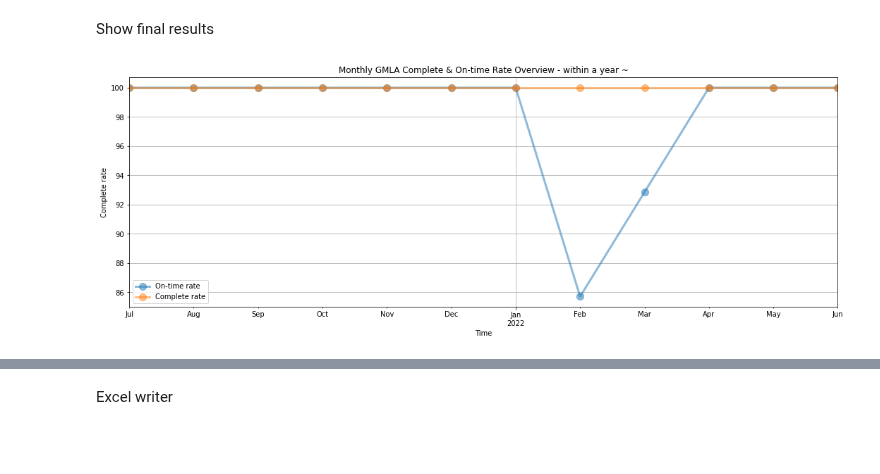
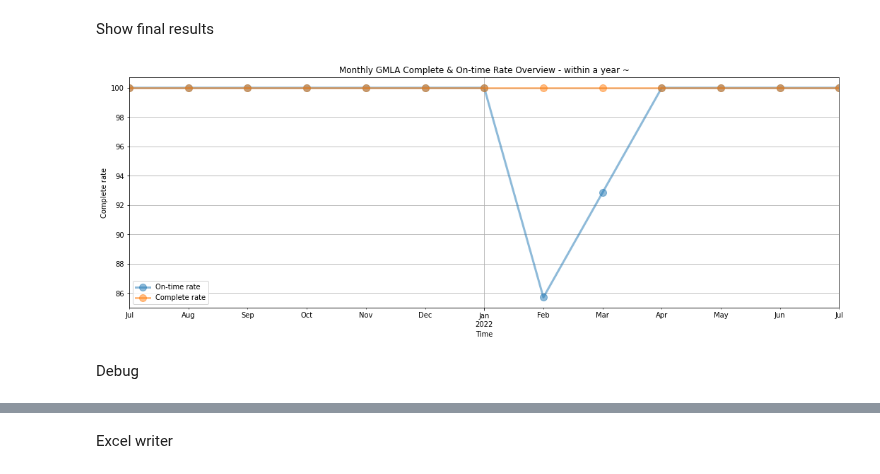
Before and after one commit to CPWRF/Projects, a Jupyter notebook: GMLASummary/For Jessica/cklist_confirm.ipynb, the cells around one changed output, grey strips where cells are left out. Cells and saved outputs as stored; diff of their text form; code cells hidden in the pictures; blank space fills up the shorter version.

```diff
--- a/GMLASummary/For Jessica/cklist_confirm.ipynb
+++ b/GMLASummary/For Jessica/cklist_confirm.ipynb
@@ -283,16 +283,18 @@ on_time_rate['actual_on_time_rate'] = (100* ((on_time_rate.on_time_projects+ on_
 Show final results
 # %%
 # Draw one year data
-ax = on_time_rate[datetime.now()-pd.DateOffset(years=1):datetime.now()].actual_on_time_rate.plot(figsize=(18,6), marker='o', markersize=10 ,lw=3, grid=True, alpha=0.5, label = 'On-time rate')
-ax2 = complete_rate[datetime.now()-pd.DateOffset(years=1):datetime.now()].complete_rate.plot(figsize=(18,6), marker='o', markersize=10 ,lw=3, grid=True, alpha=0.5, label = 'Complete rate')
+ax = on_time_rate[datetime.now()-pd.DateOffset(years=1):datetime.now()+pd.DateOffset(months=1)].actual_on_time_rate.plot(figsize=(18,6), marker='o', markersize=10 ,lw=3, grid=True, alpha=0.5, label = 'On-time rate')
+ax2 = complete_rate[datetime.now()-pd.DateOffset(years=1):datetime.now()+pd.DateOffset(months=1)].complete_rate.plot(figsize=(18,6), marker='o', markersize=10 ,lw=3, grid=True, alpha=0.5, label = 'Complete rate')
 ax.set_xlabel('Time');
 ax.set_ylabel('Complete rate');
 ax.set_title('Monthly GMLA Complete & On-time Rate Overview - within a year ~');
 plt.legend()
-plt.savefig(getcwd()+'\Complete and on_time rate',bbox_inches = "tight")
+plt.savefig(getcwd()+'\Complete and on_time rate',bbox_inches = "tight", facecolor='white', transparent=False, dpi=300)
 # %% [output]
-[figure, old version]
+[figure, new version]
 # %%
 overall_show = overall[['projectSizeId','Segment','Project_Name','Phase','Risk','Score','status','actualCloseMeetingDate','estCloseMeetingDate','mergedCloseMeetingDate','targetGMLASubmitDate','actualGMLASubmitDate','on_time','delay_but_rejected']].set_index('projectSizeId').sort_index().sort_values(['Project_Name','Phase'])
 overall_show.status = overall_show.status.map({1:'Complete',0:'Incomplete'})
 overall_show.on_time = overall_show.on_time.map({1:'Y',0:'N'})
+# %% [markdown]
+Debug
```
Also changed, not shown: parts of 5 cells of this notebook, 27 other files.
